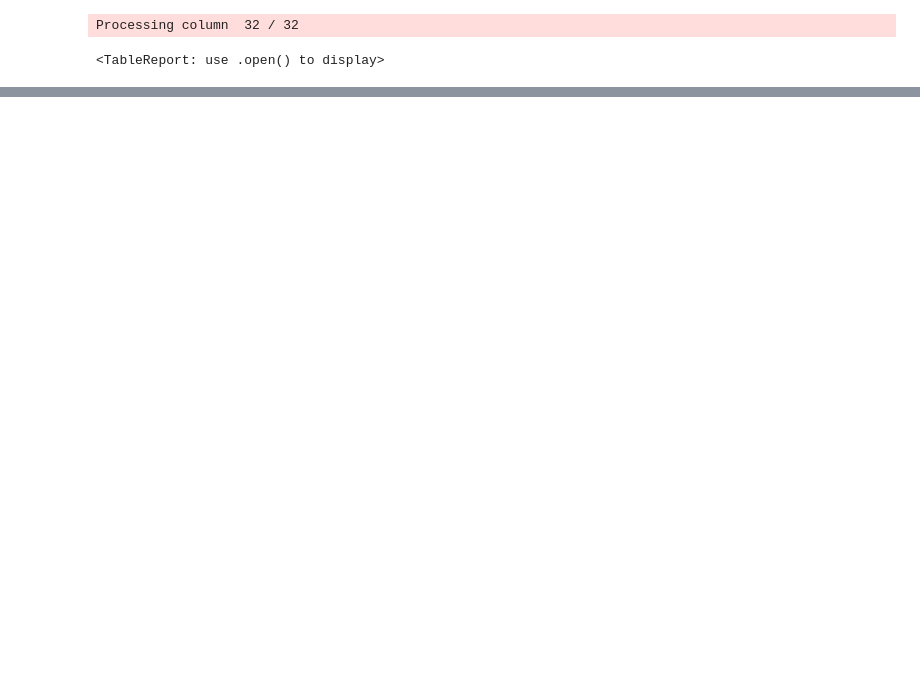
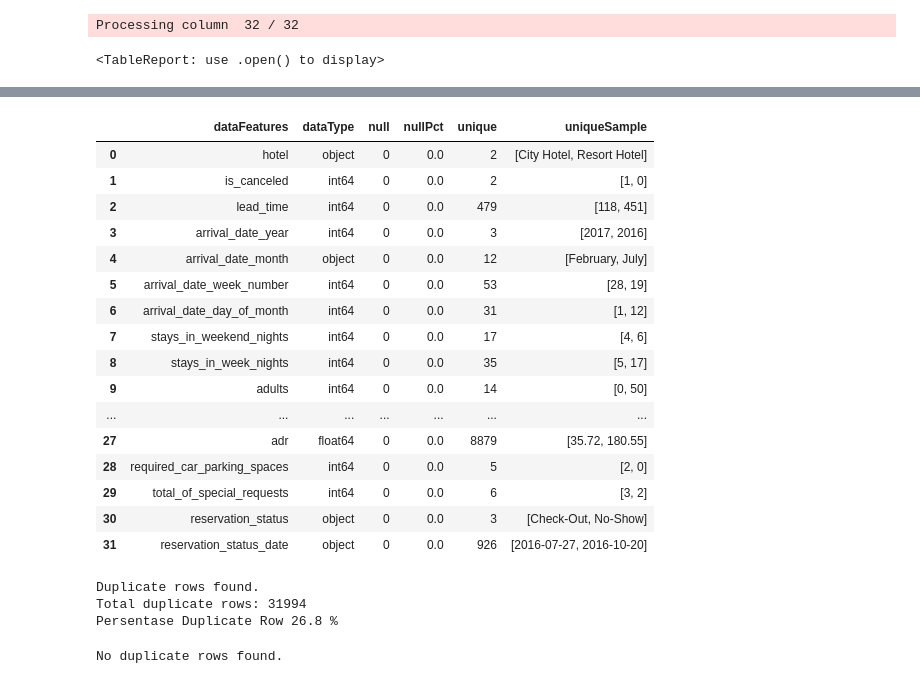
Before and after one commit to Lazymoo35/hotel-modelll, a Jupyter notebook: model_sections.ipynb, the cells around one changed output, grey strips where cells are left out. Drawn from its saved outputs; the diff is of its cells as text; code cells hidden in the pictures; blank space fills up the shorter version.

```diff
--- a/model_sections.ipynb
+++ b/model_sections.ipynb
@@ -69,0 +97,68 @@ data_unseen.to_csv("data_unseen.csv", index=False)
+# %%
+# Handling Missing Values in hotel_bookings.csv
+
+# Fill missing values using dictionary format
+df.fillna({
+    'children': 0,
+    'country': 'Unknown',
+    'agent': 0,
+    'company': 0
+}, inplace=True)
+
+# Convert agent & company to integer for consistency
+df['agent'] = df['agent'].astype(int)
+df['company'] = df['company'].astype(int)
+# %%
+listItem = []
+for col in df.columns :
+    listItem.append([col, df[col].dtype, df[col].isna().sum(), round((df[col].isna().sum()/len(df[col])) * 100,2),
+                    df[col].nunique(), list(df[col].drop_duplicates().sample(2).values)])
+
+dfDesc = pd.DataFrame(columns=['dataFeatures', 'dataType', 'null', 'nullPct', 'unique', 'uniqueSample'],
+                     data=listItem)
+dfDesc
+# %% [output]
+|  | dataFeatures | dataType | null | nullPct | unique | uniqueSample |
+| 0 | hotel | object | 0 | 0.0 | 2 | [City Hotel, Resort Hotel] |
+| 1 | is_canceled | int64 | 0 | 0.0 | 2 | [1, 0] |
+| 2 | lead_time | int64 | 0 | 0.0 | 479 | [118, 451] |
+| 3 | arrival_date_year | int64 | 0 | 0.0 | 3 | [2017, 2016] |
+| 4 | arrival_date_month | object | 0 | 0.0 | 12 | [February, July] |
+| 5 | arrival_date_week_number | int64 | 0 | 0.0 | 53 | [28, 19] |
+| 6 | arrival_date_day_of_month | int64 | 0 | 0.0 | 31 | [1, 12] |
+| 7 | stays_in_weekend_nights | int64 | 0 | 0.0 | 17 | [4, 6] |
+| 8 | stays_in_week_nights | int64 | 0 | 0.0 | 35 | [5, 17] |
+| 9 | adults | int64 | 0 | 0.0 | 14 | [0, 50] |
+| ... | ... | ... | ... | ... | ... | ... |
+| 27 | adr | float64 | 0 | 0.0 | 8879 | [35.72, 180.55] |
+| 28 | required_car_parking_spaces | int64 | 0 | 0.0 | 5 | [2, 0] |
+| 29 | total_of_special_requests | int64 | 0 | 0.0 | 6 | [3, 2] |
+| 30 | reservation_status | object | 0 | 0.0 | 3 | [Check-Out, No-Show] |
+| 31 | reservation_status_date | object | 0 | 0.0 | 926 | [2016-07-27, 2016-10-20] |
+# %%
+# Exact Duplicate
+if df.duplicated().any():
+    print("Duplicate rows found.")
+    print("Total duplicate rows:", df.duplicated().sum())
+    print("Persentase Duplicate Row", round((df.duplicated().sum()/len(df))*100,2),"%")
+    duplicated_row = df[df.duplicated(keep=False)]
+else:
+    print("No duplicate rows found.")
+# %% [output]
+Duplicate rows found.
+Total duplicate rows: 31994
+Persentase Duplicate Row 26.8 %
+# %%
+# Remove exact duplicates
+df = df.drop_duplicates().reset_index(drop=True)
+
+# Recheck exact duplicates
+if df.duplicated().any():
+    print("Duplicate rows found.")
+    print("Total duplicate rows:", df.duplicated().sum())
+    print("Persentase Duplicate Row", round((df.duplicated().sum()/len(df))*100,2),"%")
+    duplicated_row = df[df.duplicated(keep=False)]
+else:
+    print("No duplicate rows found.")
+# %% [output]
+No duplicate rows found.
```
Also changed, not shown: parts of 12 cells of this notebook, 1 other file.
